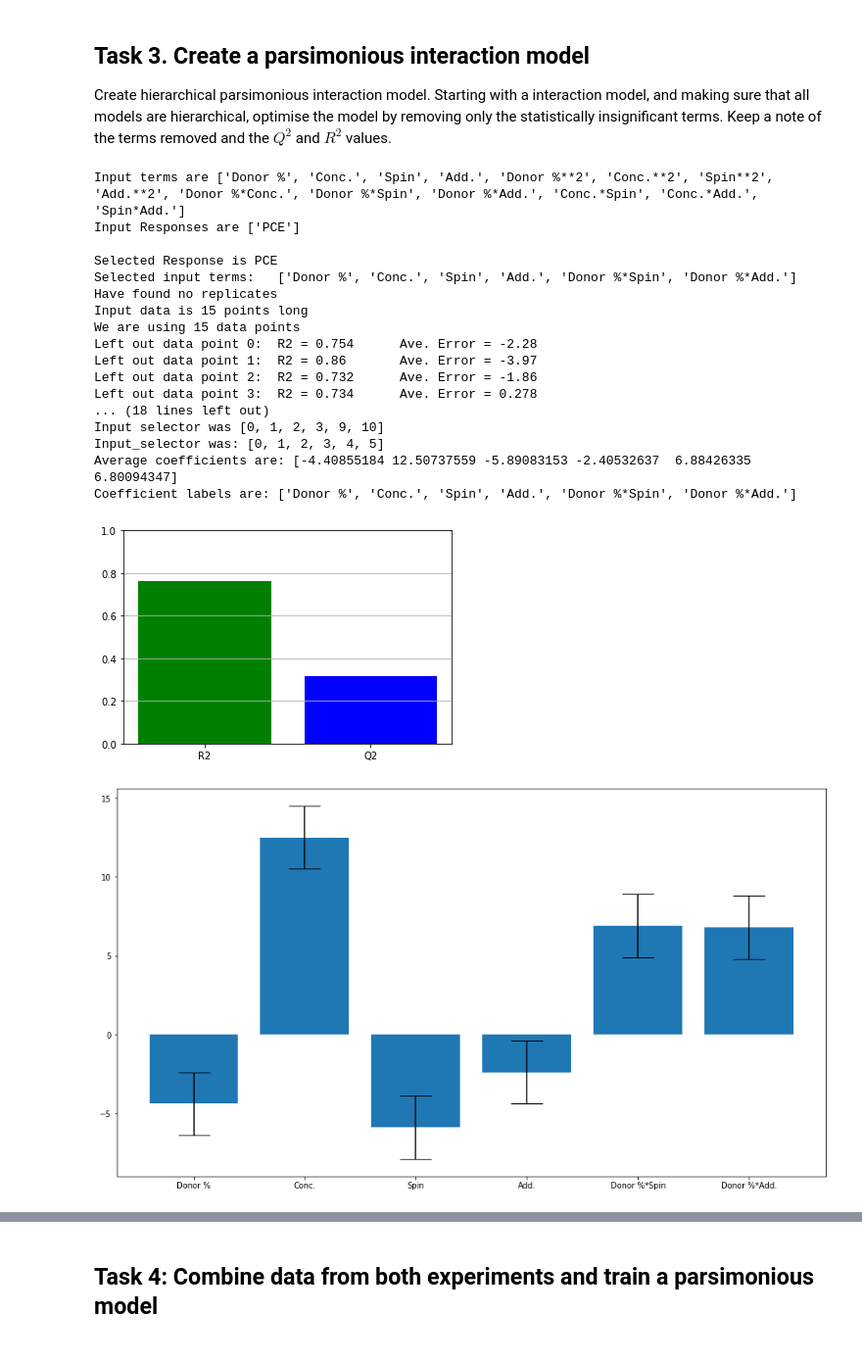
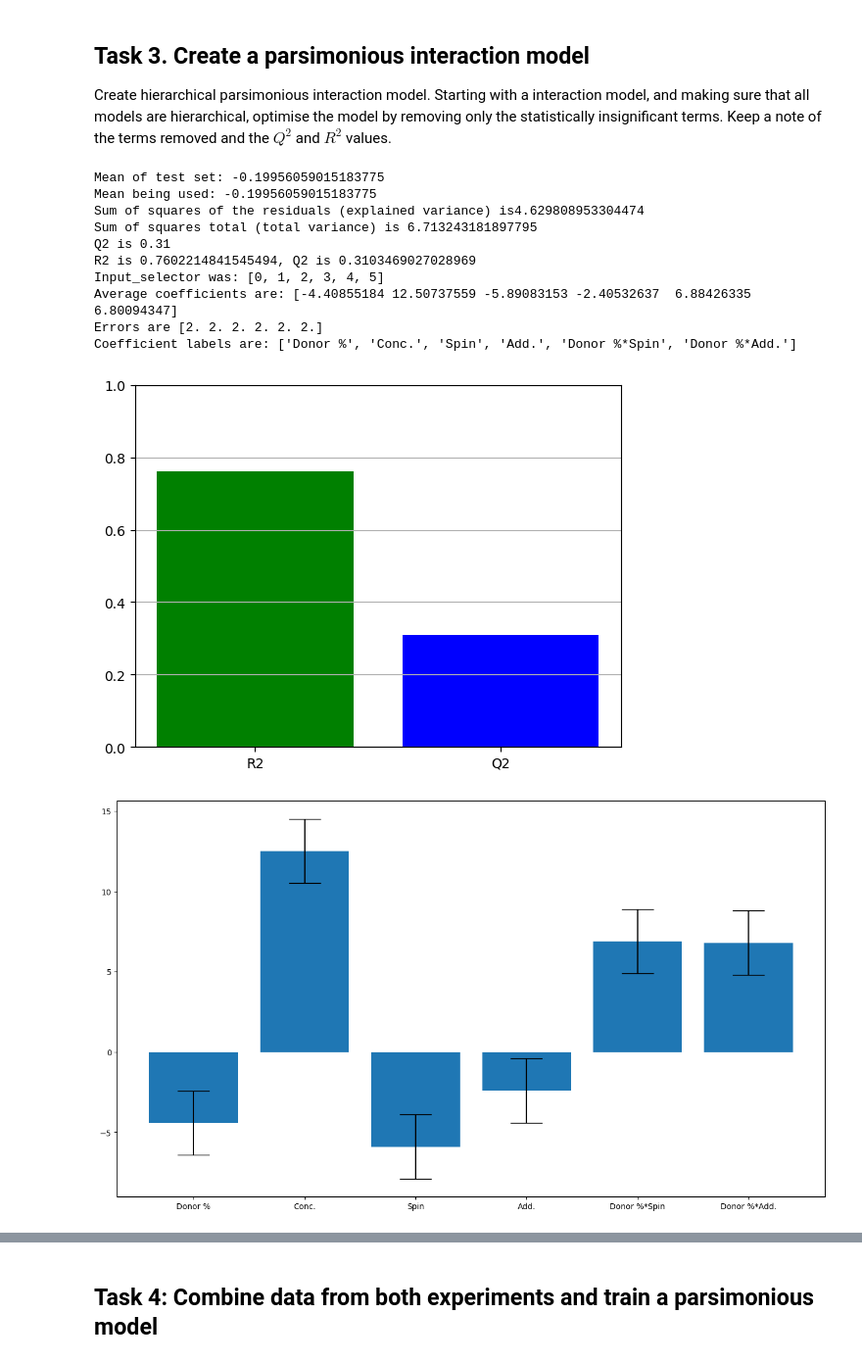
Before and after one commit to ellagale/doenut, a Jupyter notebook: Tutorials/Solar Cells/Test 2 Answers.ipynb, the cells around one changed output, grey strips where cells are left out. Shown at 98% size. Saved outputs shown, nothing was run; the diff lists cells and outputs as text; code cells hidden in the pictures.

```diff
--- a/Tutorials/Solar Cells/Test 2 Answers.ipynb
+++ b/Tutorials/Solar Cells/Test 2 Answers.ipynb
@@ -287,39 +252,32 @@ The Q2 is better than the main effects only model
 ## Task 3. Create a parsimonious interaction model
 
 Create hierarchical parsimonious interaction model. Starting with a interaction model, and making sure that all models are hierarchical, optimise the model by removing only the statistically insignificant terms. Keep a note of the terms removed and the $Q^2$ and $R^2$ values.
-# %%
-input_selector = [0, 1, 2, 3,
-                  9, 10]
-
-
-scaled_model, R2, temp_tuple, _ =doenut.tune_model(
-                sat_inputs_orig,
-                responses,
-                input_selector=input_selector,
-                response_selector=[0]
-              )
-
-new_model, predictions, ground_truth, coeffs, R2s, R2, Q2= temp_tuple
-# %% [output]
-Input terms are ['Donor %', 'Conc.', 'Spin', 'Add.', 'Donor %**2', 'Conc.**2', 'Spin**2', 'Add.**2', 'Donor %*Conc.', 'Donor %*Spin', 'Donor %*Add.', 'Conc.*Spin', 'Conc.*Add.', 'Spin*Add.']
-Input Responses are ['PCE']
-
-Selected Response is PCE
-Selected input terms:   ['Donor %', 'Conc.', 'Spin', 'Add.', 'Donor %*Spin', 'Donor %*Add.']
-Have found no replicates
-Input data is 15 points long
-We are using 15 data points
-Left out data point 0:  R2 = 0.754      Ave. Error = -2.28
-Left out data point 1:  R2 = 0.86       Ave. Error = -3.97
-Left out data point 2:  R2 = 0.732      Ave. Error = -1.86
-Left out data point 3:  R2 = 0.734      Ave. Error = 0.278
-... (18 lines left out)
-Input selector was [0, 1, 2, 3, 9, 10]
-Input_selector was: [0, 1, 2, 3, 4, 5]
-Average coefficients are: [-4.40855184 12.50737559 -5.89083153 -2.40532637  6.88426335  6.80094347]
-Coefficient labels are: ['Donor %', 'Conc.', 'Spin', 'Add.', 'Donor %*Spin', 'Donor %*Add.']
-[figure, removed]
-[figure, removed]
+# %%
+input_selector = [0, 1, 2, 3,
+                  9, 10]
+
+dataset = doenut.data.ModifiableDataSet(sat_inputs_orig, responses).filter(input_selector).scale()
+
+model = doenut.models.AveragedModel(dataset, scale_run_data=True, drop_duplicates="no")
+
+r2, q2 = model.r2, model.q2
+
+print(f"R2 is {r2}, Q2 is {q2}")
+doenut.plot.plot_summary_of_fit_small(r2, q2)
+doenut.plot.coeff_plot(model.coeffs, labels=list(dataset.get().inputs.columns), errors='p95', normalise=True)
+# %% [output]
+Mean of test set: -0.19956059015183775
+Mean being used: -0.19956059015183775
+Sum of squares of the residuals (explained variance) is4.629808953304474
+Sum of squares total (total variance) is 6.713243181897795
+Q2 is 0.31
+R2 is 0.7602214841545494, Q2 is 0.3103469027028969
+Input_selector was: [0, 1, 2, 3, 4, 5]
+Average coefficients are: [-4.40855184 12.50737559 -5.89083153 -2.40532637  6.88426335  6.80094347]
+Errors are [2. 2. 2. 2. 2. 2.]
+Coefficient labels are: ['Donor %', 'Conc.', 'Spin', 'Add.', 'Donor %*Spin', 'Donor %*Add.']
+[figure, added]
+[figure, added]
 # %% [markdown]
 
 15 terms so 14 DoF
```
Also changed, not shown: parts of 14 cells of this notebook, 27 other files.
